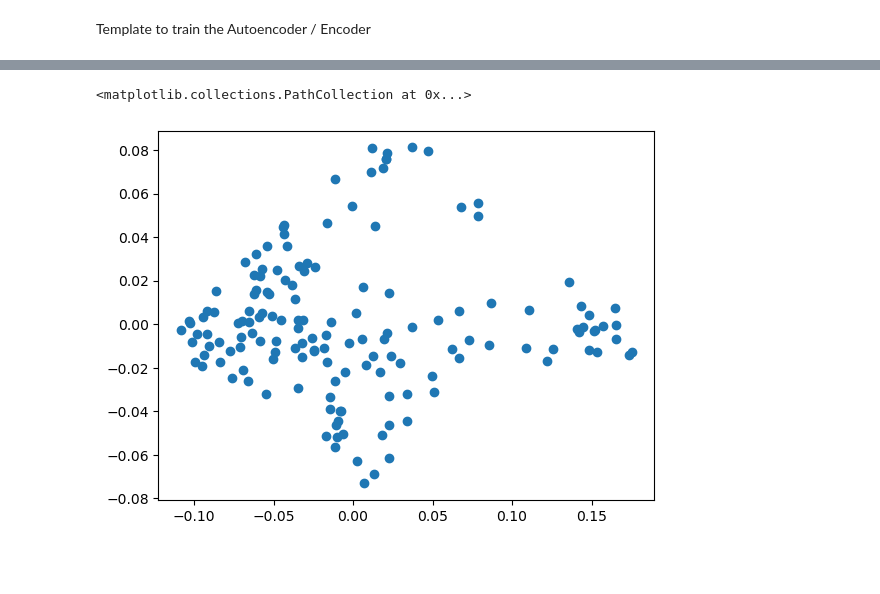
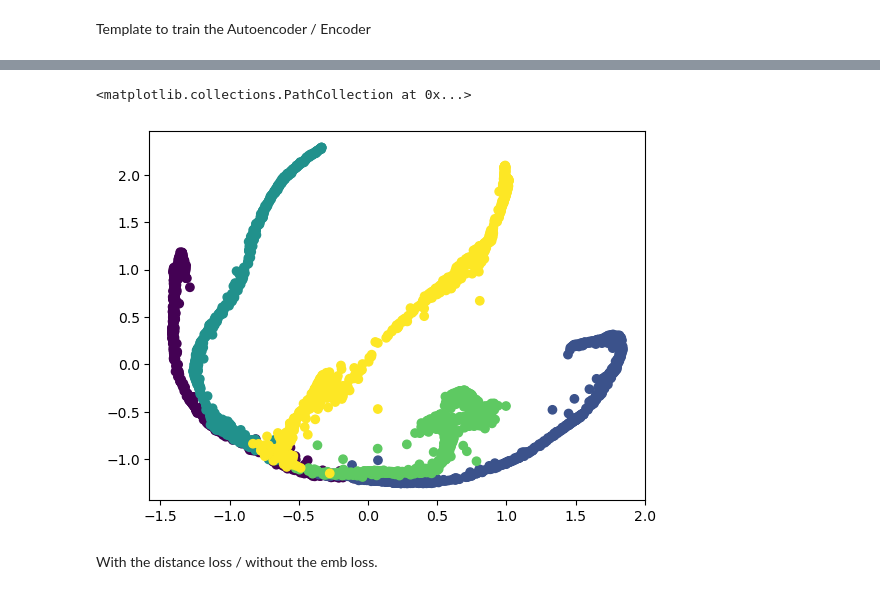
Before and after one commit to guillaumehu/phate_fim, a Jupyter notebook: notebooks/gh-train-template.ipynb, the cells around one changed output, grey strips where cells are left out. Drawn from its saved outputs; the diff is of its cells as text; code cells hidden in the pictures; blank space fills up the shorter version.

Commit message:
embedding vizzz

```diff
--- a/notebooks/gh-train-template.ipynb
+++ b/notebooks/gh-train-template.ipynb
@@ -17,23 +21,24 @@ from src.data.make_dataset import train_dataloader
 dataset = "tree"
 n_obs = 5000
 n_dim = 10
-batch_size = 100
+batch_size = 500
 
 # Model param
 input_dim = n_dim
-encoder_layer = [10, 10, 10, 2]
+encoder_layer = [100, 50, 2]
 emb_dim = encoder_layer[-1]
 activation = "ReLU"
-lr = 0.001
+lr = 0.0001
 kernel_type = "phate"  # "gaussian" and "phate".
 loss_emb = True  # Embedding loss.
-loss_dist = True # distance loss in the embedding.
+loss_dist = False # distance loss in the embedding.
 bandwitdh = 1  # bandwitdh for the gaussian kernel
 t = 1  # time for the gaussian kernel. For PHATE, we use their optimal time.
-scale = 0.005  # scale when we add noise to do the data (before the encoder).
+scale = 0.0005  # scale when we add noise to do the data (before the encoder).
+knn = 20 # PHATE kernel number of Nearest Neighbors.
 
 # Trainer param
-max_epochs = 20
+max_epochs = 200
 fast_dev_run = False
 accelerator = "gpu"
 devices = 1
@@ -120,0 +114,8 @@ plt.scatter(pred[:, 0], pred[:, 1])
+# %%
+tree_data, tree_clusters = phate.tree.gen_dla(n_dim=n_dim, n_branch=5, branch_length=int(n_obs/5))
+tree_data_pt = torch.tensor(tree_data).float().to(model.device)
+
+model.eval()
+pred = model.forward(tree_data_pt)
+pred = pred.detach().cpu().numpy()
+plt.scatter(pred[:, 0], pred[:, 1], c=tree_clusters)
@@ -121,7 +125,10 @@ plt.scatter(pred[:, 0], pred[:, 1])
 # %%
-phate_operator = phate.PHATE(random_state=42, verbose=False, n_components=emb_dim)
-phate_sphere = phate_operator.fit_transform(X.cpu().detach())
-plt.scatter(phate_sphere[:, 0], phate_sphere[:, 1])
+phate_operator = phate.PHATE(random_state=42, verbose=False, n_components=emb_dim, knn=knn)
+tree_phate = phate_operator.fit_transform(tree_data)
+tree_phate = scipy.stats.zscore(tree_phate)
+plt.scatter(tree_phate[:, 0], tree_phate[:, 1], c=tree_clusters)
 # %% [output]
 <matplotlib.collections.PathCollection at 0x...>
-[figure, old version]
+[figure, new version]
+# %% [markdown]
+With the distance loss / without the emb loss.
```
Also changed, not shown: parts of 13 cells of this notebook.
